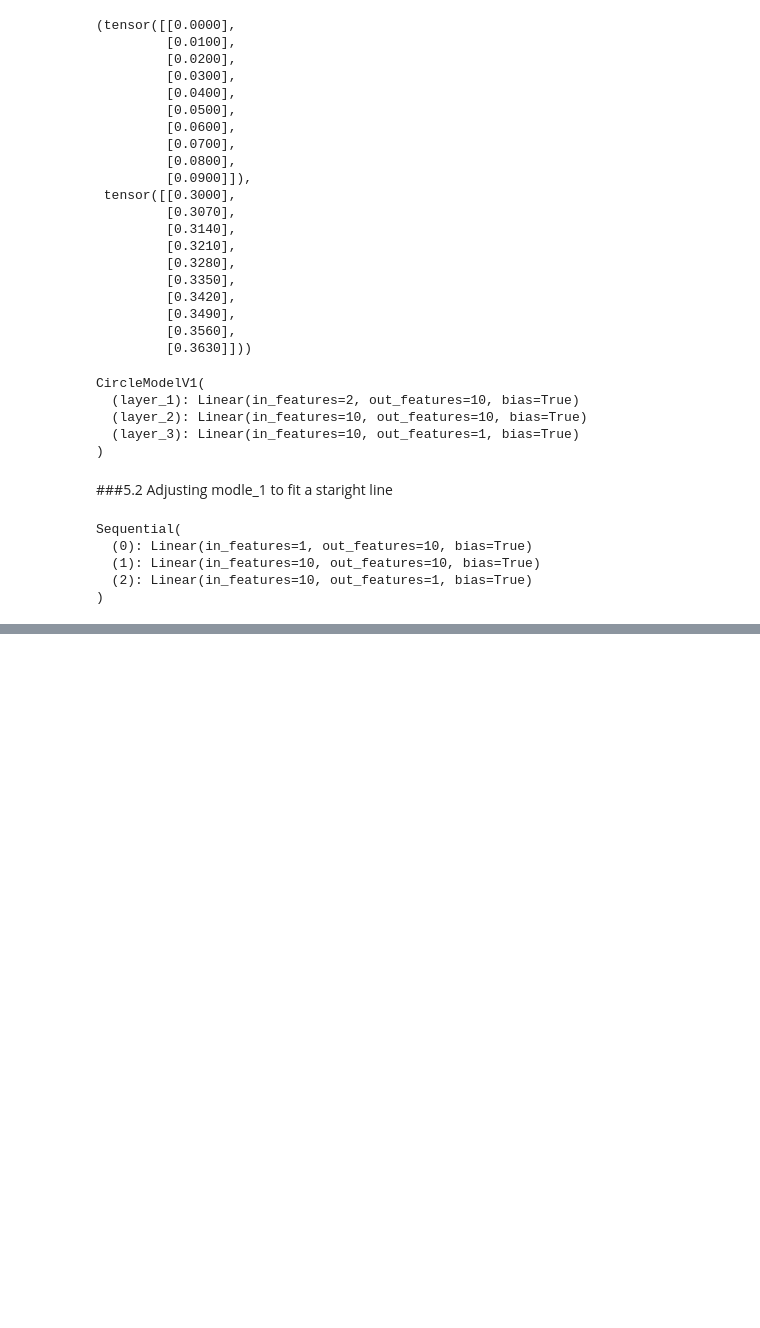
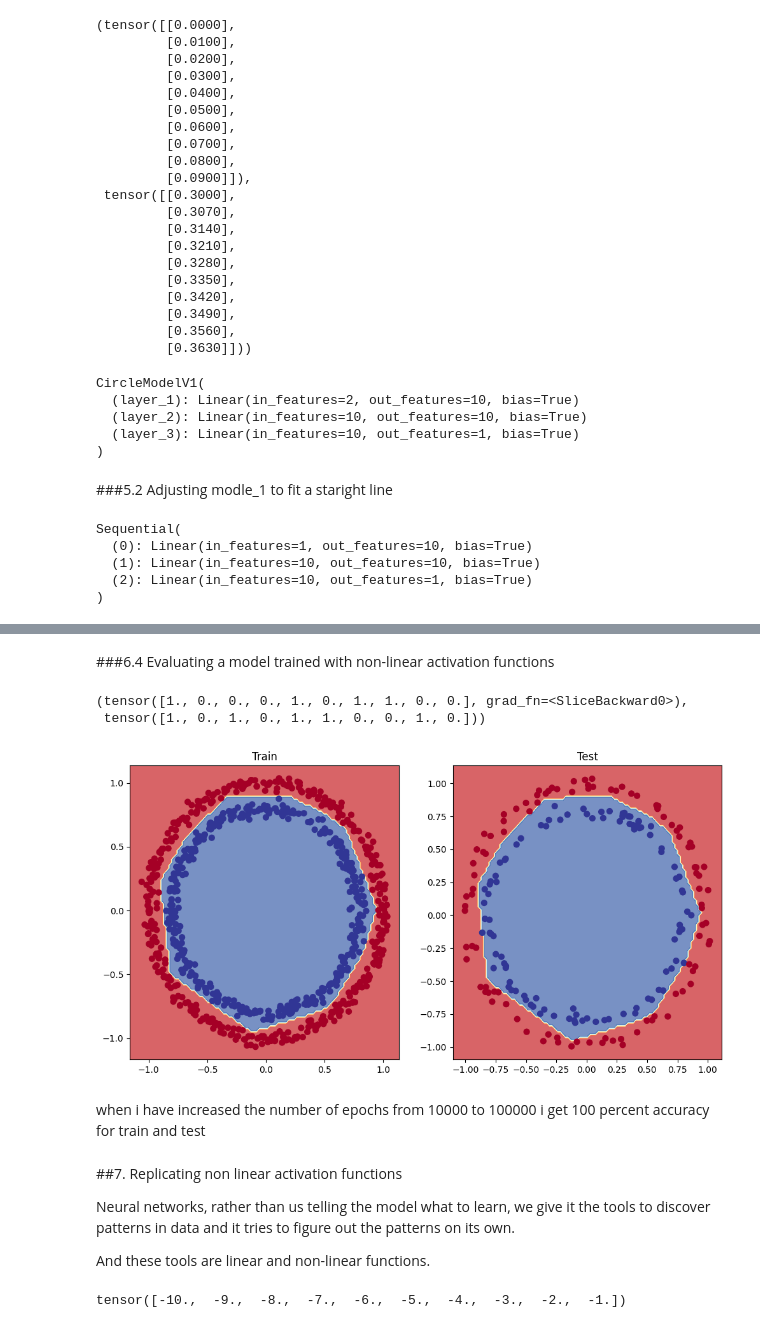
Before and after one commit to Neha120903/DeepLearning_Pytorch, a Jupyter notebook: Classification_Pytorch.ipynb, the cells around one changed output, grey strips where cells are left out. Drawn from its saved outputs; the diff is of its cells as text; code cells hidden in the pictures; blank space fills up the shorter version.

```diff
--- a/Classification_Pytorch.ipynb
+++ b/Classification_Pytorch.ipynb
@@ -657,0 +668,7 @@ plot_predictions(train_data=X_train_regression,
+# %%
+# make and plot data
+import matplotlib.pyplot as plt
+from sklearn.datasets import make_circles
+n_samples=1000
+X, y= make_circles(n_samples,noise=0.03,random_state=42)
+plt.scatter(X[:,0],X[:,1], c=y, cmap=plt.cm.RdYlBu);
@@ -657,0 +726,29 @@ plot_predictions(train_data=X_train_regression,
+# %%
+# setup loss and optimizer
+loss_fn=nn.BCEWithLogitsLoss()
+optimizer=torch.optim.SGD(params=model3.parameters(),lr=0.01)
+# %%
+torch.manual_seed(42)
+
+X_train,y_train=X_train.to(device),y_train.to(device)
+X_test,y_test=X_test.to(device),y_test.to(device)
+# %%
+epochs=100000
+for epoch in range(epochs):
+  model3.train()
+  y_logits=model3(X_train).squeeze()
+  y_pred=torch.round(torch.sigmoid(y_logits))
+  loss=loss_fn(y_logits,y_train)
+  acc=accuracy_fn(y_train,y_pred)
+  optimizer.zero_grad()
+  loss.backward()
+  optimizer.step()
+  model3.eval()
+  with torch.inference_mode():
+    test_logits=model3(X_test).squeeze()
+    test_pred=torch.round(torch.sigmoid(test_logits))
+    test_loss=loss_fn(test_logits,y_test)
+    test_acc=accuracy_fn(y_test,test_pred)
+
+  if epoch%100==0:
+    print(f"Epoch: {epoch}  | loss :{loss:.5f} |accuracy :{acc:.2f} test loss:{test_loss:.5f} | test acc:{test_acc:.2f}" )
@@ -657,0 +773,36 @@ plot_predictions(train_data=X_train_regression,
+# %% [markdown]
+###6.4 Evaluating a model trained with non-linear activation functions
+# %%
+# makes predictions
+model3.eval()
+with torch.inference_mode():
+  y_preds=torch.round(torch.sigmoid(model3(X_test))).squeeze()
+y_pred[:10], y_test[:10]
+# %% [output]
+(tensor([1., 0., 0., 0., 1., 0., 1., 1., 0., 0.], grad_fn=<SliceBackward0>),
+ tensor([1., 0., 1., 0., 1., 1., 0., 0., 1., 0.]))
+# %%
+# plot decison boundary
+plt.figure(figsize=(12,6))
+plt.subplot(1,2,1) # 1 is row 2 is column and 1 is index
+plt.title("Train")
+plot_decision_boundary(model3,X_train,y_train)
+plt.subplot(1,2,2)
+plt.title("Test")
+plot_decision_boundary(model3,X_test,y_test)
+# %% [output]
+[figure, added]
+# %% [markdown]
+when i have increased the number of epochs from 10000 to 100000 i get 100 percent accuracy for train and test
+# %% [markdown]
+##7. Replicating non linear activation functions
+
+Neural networks, rather than us telling the model what to learn, we give it the tools to discover patterns in data and it tries to figure out the patterns on its own.
+
+And these tools are linear and non-linear functions.
+# %%
+# create atensor
+A=torch.arange(-10,10,1,dtype=torch.float32)
+A[:10]
+# %% [output]
+tensor([-10.,  -9.,  -8.,  -7.,  -6.,  -5.,  -4.,  -3.,  -2.,  -1.])
```
Also changed, not shown: parts of 25 cells of this notebook.
